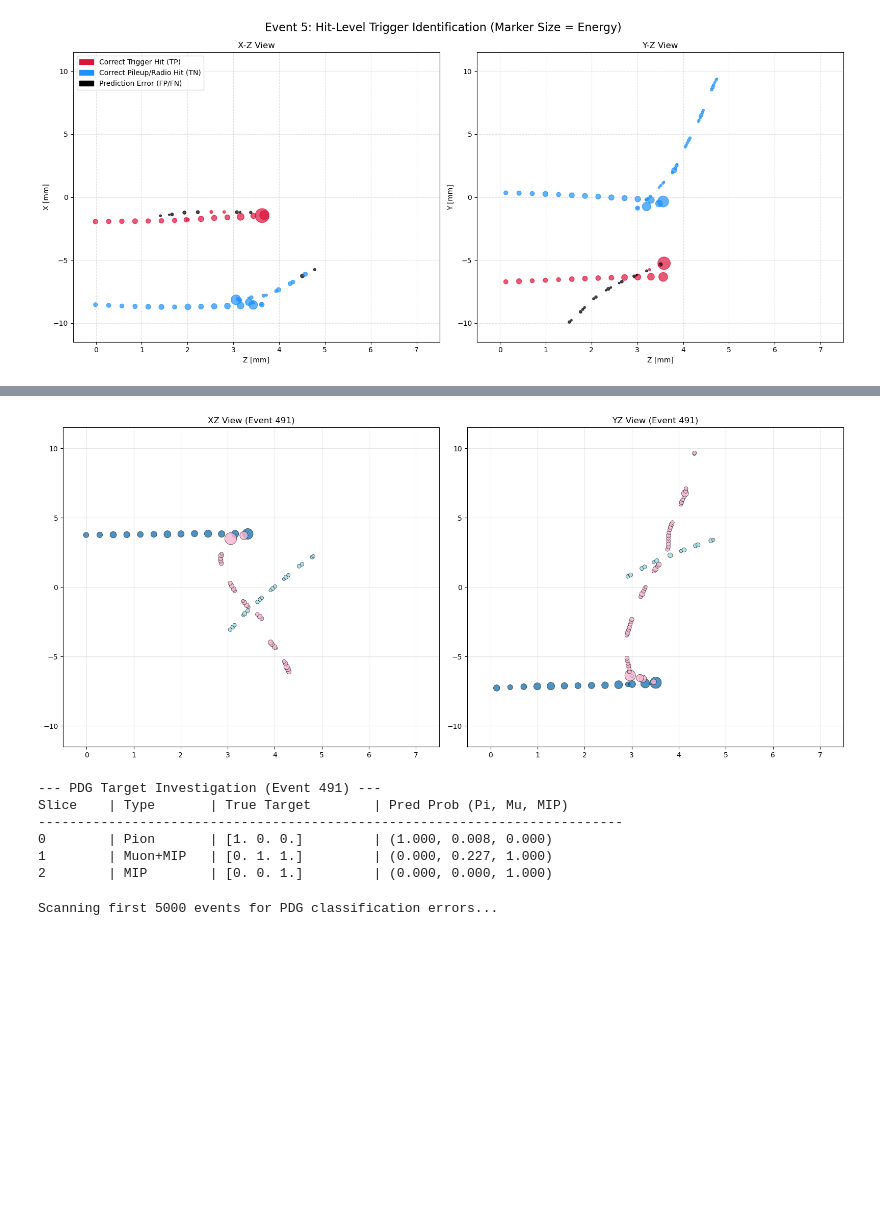
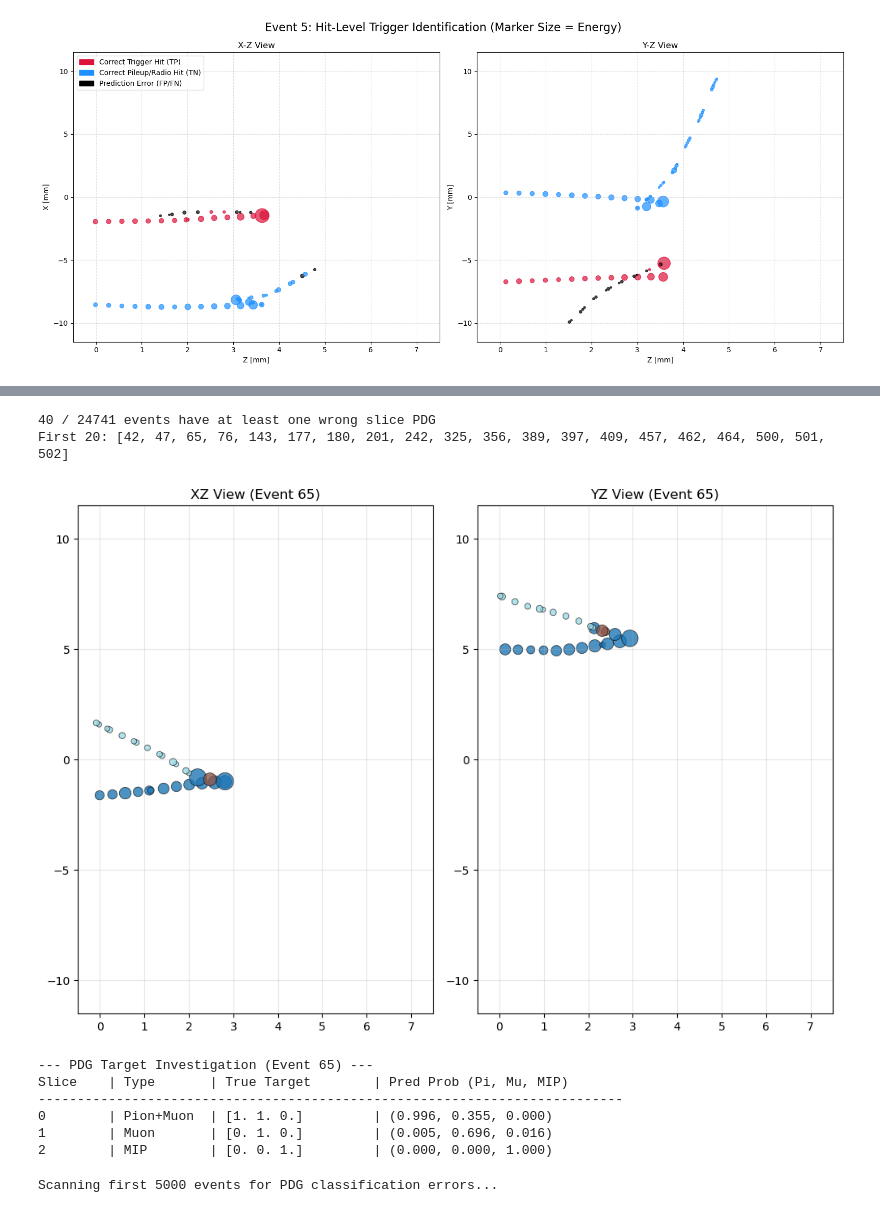
Before and after one commit to omarbeesley/pioneerML, a Jupyter notebook: unified_reco/train_pipeline.ipynb, the cells around one changed output, grey strips where cells are left out. Drawn from its saved outputs; the diff is of its cells as text; code cells hidden in the pictures; blank space fills up the shorter version.

```diff
--- a/unified_reco/train_pipeline.ipynb
+++ b/unified_reco/train_pipeline.ipynb
@@ -1638,16 +4686,18 @@ def investigate_pdg_at_index(dataset_obj, model_obj, event_idx=0, device='cuda')
 
     valid_indices = np.where(valid_slice_mask)[0]
     # 4. Visualization
-    fig, axes = plt.subplots(1, 2, figsize=(16, 7))
+    fig, axes = plt.subplots(1, 2, figsize=(10, 7))
     cmap = plt.get_cmap('tab20')
 
-    is_atar = (batch.x[:, 5] == 0) | (batch.x[:, 5] == 1)
+    is_atar = (batch.x[:, 5] > 0.5) | (batch.x[:, 6] > 0.5)
     g_atar_x = batch.x[is_atar, 0].cpu().numpy() * 10
     g_atar_y = batch.x[is_atar, 1].cpu().numpy() * 10
     g_atar_z = batch.x[is_atar, 2].cpu().numpy() * 10
     g_atar_e = batch.x[is_atar, 3].cpu().numpy()
-    g_atar_view = batch.x[is_atar, 5].cpu().numpy()
-    g_atar_slice = batch.x[is_atar, 6].cpu().numpy().astype(int)
+    # 0 = XZ view (col 5), 1 = YZ view (col 6)
+    g_atar_view = (batch.x[is_atar, 6] > 0.5).cpu().numpy().astype(int)
+    g_atar_slice = batch.x[is_atar, 8].cpu().numpy().astype(int)
+
     for i, view_name in enumerate(["XZ", "YZ"]):
         ax = axes[i]
         mask_view = (g_atar_view == i)
@@ -1675,15 +4725,51 @@ def investigate_pdg_at_index(dataset_obj, model_obj, event_idx=0, device='cuda')
         true_type_str = "+".join(true_types) if true_types else "None"
 
         print(f"{local_idx:<8} | {true_type_str:<10} | {str(t):<18} | ({p[0]:.3f}, {p[1]:.3f}, {p[2]:.3f})")
+# %%
+wrong_indices = []
+
+model.train()
+for event_idx in range(len(dataset)):
+    if event_idx > 1000:
+        break
+    data = dataset[event_idx]
+    with torch.no_grad():
+        loader = DataLoader([data], batch_size=1)
+        batch = next(iter(loader)).to(device)
+        outputs = model(batch.x, batch.batch, task_weights={'w_node_pdg': 1.0, 'w_endpoints': 1.0})
+
+    if 'atar_slice_pdg' not in outputs or outputs['atar_slice_pdg'].shape[0] == 0:
+        continue
+
+    targets = format_targets_from_batch(batch)
+    if 'tar_slice_pdg' not in targets:
+        continue
+
+    pred_probs = torch.sigmoid(outputs['atar_slice_pdg'].cpu())  # [N_valid_slices, 3]
+    true_targets = targets['tar_slice_pdg'].cpu()                # [N_slices, 3]
+
+    n = min(pred_probs.shape[0], true_targets.shape[0])
+    pred_binary = (pred_probs[:n] > 0.5).float()
+    true_binary = (true_targets[:n] > 0.5).float()
+
+    # Any slice in this event has at least one bit wrong
+    if not torch.all(pred_binary == true_binary):
+        wrong_indices.append(event_idx)
+
+print(f"{len(wrong_indices)} / {len(dataset)} events have at least one wrong slice PDG")
+print("First 20:", wrong_indices[:20])
+# %% [output]
+40 / 24741 events have at least one wrong slice PDG
+First 20: [42, 47, 65, 76, 143, 177, 180, 201, 242, 325, 356, 389, 397, 409, 457, 462, 464, 500, 501, 502]
 # %%
-investigate_pdg_at_index(dataset, model, event_idx=491)
+investigate_pdg_at_index(dataset, model, event_idx=65)
 # %% [output]
-[figure, old version]
+[figure, new version]
---- PDG Target Investigation (Event 491) ---
+--- PDG Target Investigation (Event 65) ---
 Slice    | Type       | True Target        | Pred Prob (Pi, Mu, MIP)
 ---------------------------------------------------------------------------
-0        | Pion       | [1. 0. 0.]         | (1.000, 0.008, 0.000)
-1        | Muon+MIP   | [0. 1. 1.]         | (0.000, 0.227, 1.000)
+0        | Pion+Muon  | [1. 1. 0.]         | (0.996, 0.355, 0.000)
+1        | Muon       | [0. 1. 0.]         | (0.005, 0.696, 0.016)
 2        | MIP        | [0. 0. 1.]         | (0.000, 0.000, 1.000)
 # %%
 def scan_pdg_errors(dataset_obj, model_obj, num_events=5000, device='cuda'):
```
Also changed, not shown: parts of 59 cells of this notebook, 10 other files.
